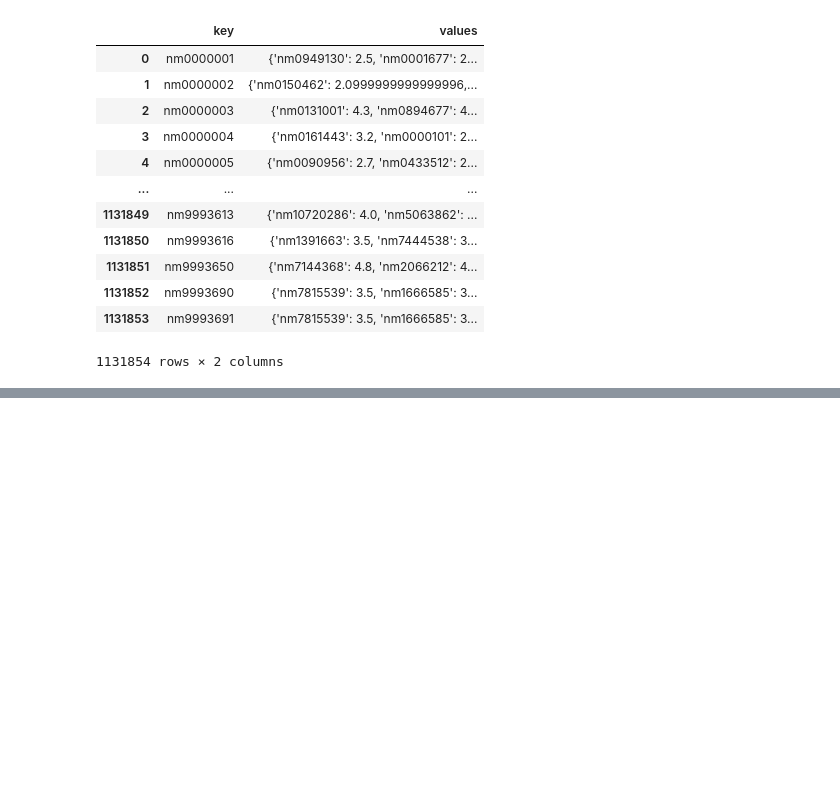
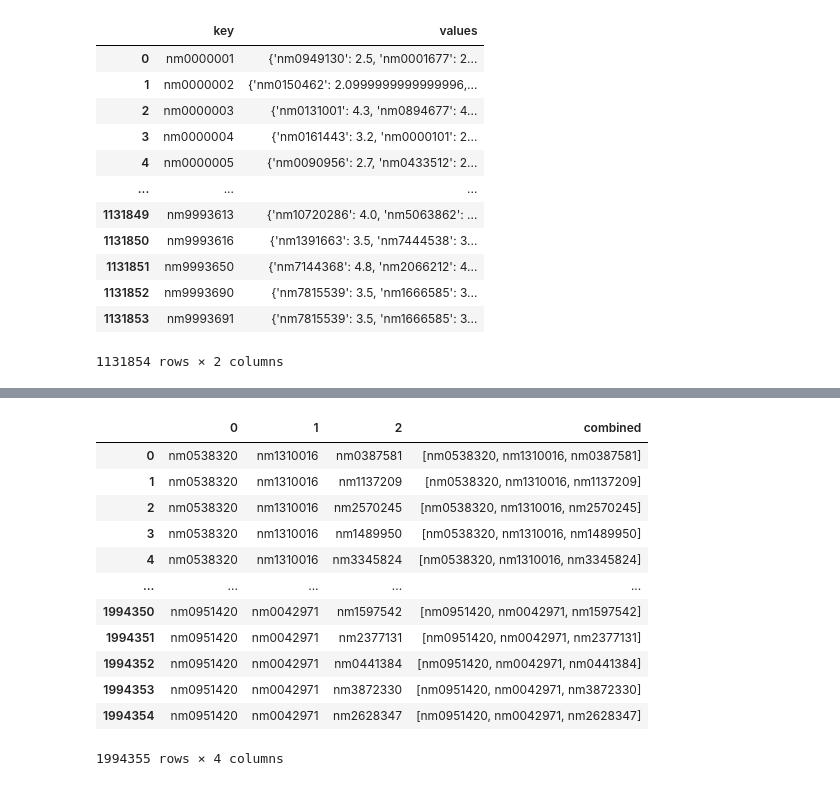
Before and after one commit to ChristofferHolmesland/movie-cast-generator, a Jupyter notebook: algorithm/relation_score-Copy1.ipynb, the cells around one changed output, grey strips where cells are left out. Drawn from its saved outputs; the diff is of its cells as text; code cells hidden in the pictures; blank space fills up the shorter version.

```diff
--- a/algorithm/relation_score-Copy1.ipynb
+++ b/algorithm/relation_score-Copy1.ipynb
@@ -160,0 +266,5 @@ data
+# %%
+%%time
+data['combined']= data.values.tolist()
+data
+# %% [output]
@@ -160,0 +272,13 @@ data
+|  | 0 | 1 | 2 | combined |
+| 0 | nm0538320 | nm1310016 | nm0387581 | [nm0538320, nm1310016, nm0387581] |
+| 1 | nm0538320 | nm1310016 | nm1137209 | [nm0538320, nm1310016, nm1137209] |
+| 2 | nm0538320 | nm1310016 | nm2570245 | [nm0538320, nm1310016, nm2570245] |
+| 3 | nm0538320 | nm1310016 | nm1489950 | [nm0538320, nm1310016, nm1489950] |
+| 4 | nm0538320 | nm1310016 | nm3345824 | [nm0538320, nm1310016, nm3345824] |
+| ... | ... | ... | ... | ... |
+| 1994350 | nm0951420 | nm0042971 | nm1597542 | [nm0951420, nm0042971, nm1597542] |
+| 1994351 | nm0951420 | nm0042971 | nm2377131 | [nm0951420, nm0042971, nm2377131] |
+| 1994352 | nm0951420 | nm0042971 | nm0441384 | [nm0951420, nm0042971, nm0441384] |
+| 1994353 | nm0951420 | nm0042971 | nm3872330 | [nm0951420, nm0042971, nm3872330] |
+| 1994354 | nm0951420 | nm0042971 | nm2628347 | [nm0951420, nm0042971, nm2628347] |
+1994355 rows × 4 columns
```
Also changed, not shown: parts of 18 cells of this notebook, 1 other file.
